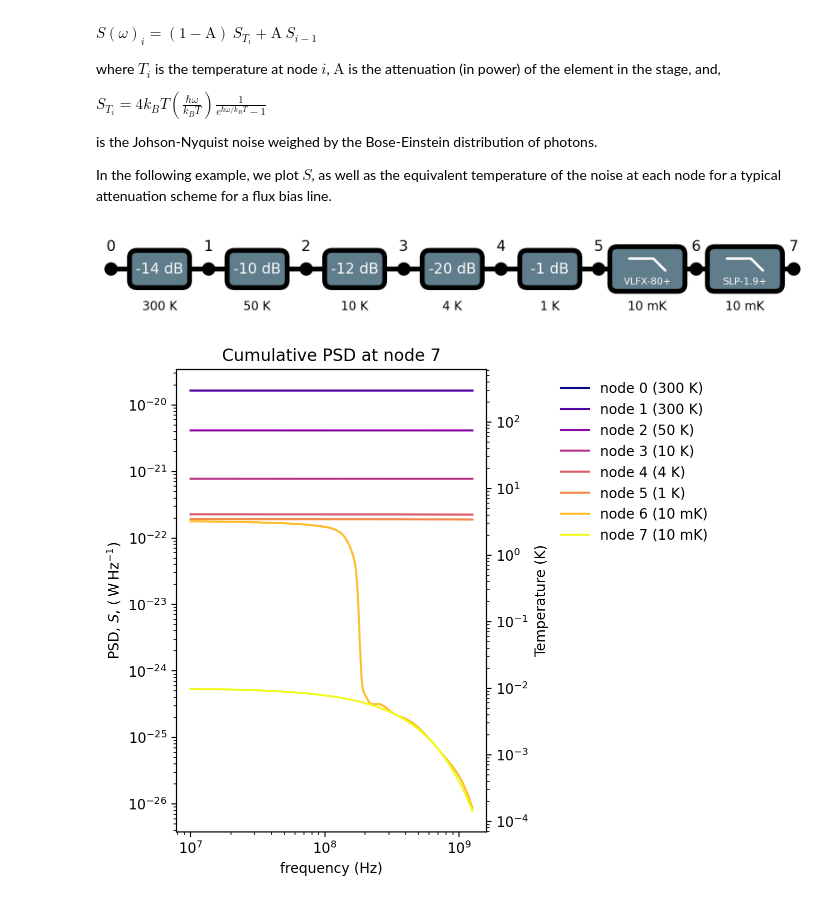
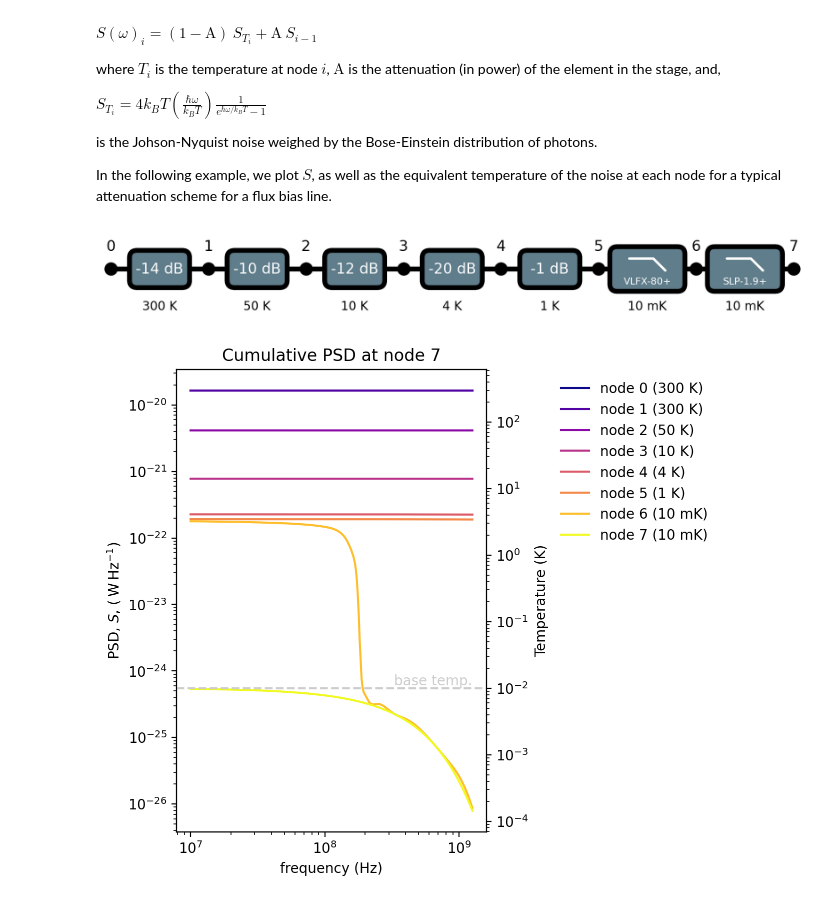
Before and after one commit to jorgemfm27/Network_analysis, a Jupyter notebook: tutorial_nb.ipynb, the cells around one changed output. Saved outputs shown, nothing was run; the diff lists cells and outputs as text; code cells hidden in the pictures.

```diff
--- a/tutorial_nb.ipynb
+++ b/tutorial_nb.ipynb
@@ -296,21 +351,21 @@ In the following example, we plot $S$, as well as the equivalent temperature of
 # %%
 # Setup network
 network = nt.Network(Zgen=Z0)
 # flux line filtering
 network.add_attenuator(attn_dB=14.4, temperature_K=300, Z0=Z0)   # RT cables
 network.add_attenuator(attn_dB=10, temperature_K=50, Z0=Z0)      # 50K
 network.add_attenuator(attn_dB=12, temperature_K=10, Z0=Z0)      # cryo cables
 network.add_attenuator(attn_dB=20, temperature_K=4, Z0=Z0)       # 4K
 network.add_attenuator(attn_dB=1, temperature_K=1, Z0=Z0)        # still
 network.add_custom_component('VLFX-80+', temperature_K=10e-3)
 network.add_custom_component('SLP-1.9+', temperature_K=10e-3)
 network.draw_network()
 
 # frequency axis
 frequency = np.logspace(7, 9.1, 301)
 
 # Plot simulated PSD
-PSD = network.get_psd_at_node(frequency=frequency, initial_node_temp=300, plot=True)
+PSD = network.get_psd_at_node(frequency=frequency, initial_node_temp=300, plot=True, label=('base temp.', 10e-3))
 # %% [output]
 [figure]
-[figure, old version]
+[figure, new version]
```
Also changed, not shown: parts of 10 cells of this notebook, 4 other files.
